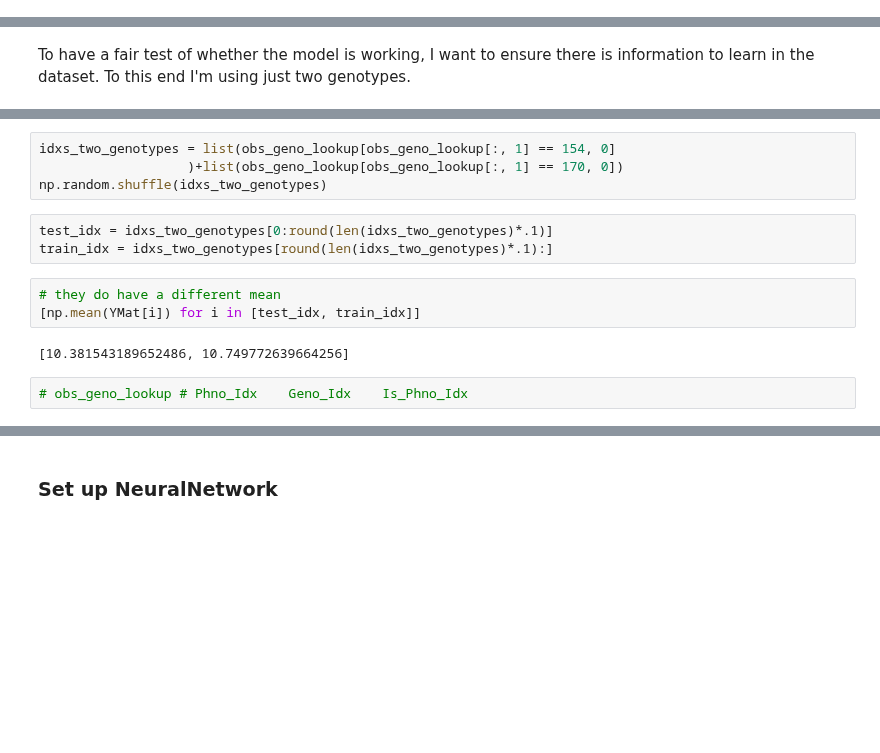
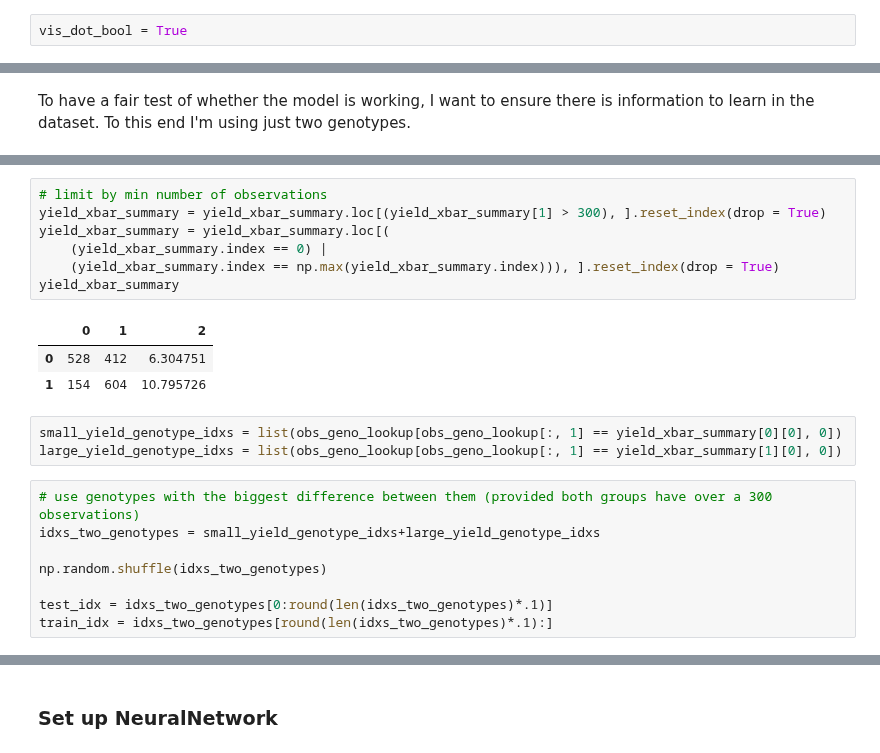
Before and after one commit to DanielKick-USDA/EnvDL, a Jupyter notebook: nbs/01.25_g2fc_demo_G_ACGT_graph.ipynb, the cells around one changed output, grey strips where cells are left out. Saved outputs shown, nothing was run; the diff lists cells and outputs as text; blank space fills up the shorter version.

```diff
--- a/nbs/01.25_g2fc_demo_G_ACGT_graph.ipynb
+++ b/nbs/01.25_g2fc_demo_G_ACGT_graph.ipynb
@@ -404,0 +409,2 @@ torchviz.make_dot(yhat.mean(), params=dict(model.named_parameters()))
+# %%
+vis_dot_bool = True
@@ -751,14 +1372,22 @@ pd.DataFrame(zip(
+# %%
+# limit by min number of observations
+yield_xbar_summary = yield_xbar_summary.loc[(yield_xbar_summary[1] > 300), ].reset_index(drop = True)
+yield_xbar_summary = yield_xbar_summary.loc[(
+    (yield_xbar_summary.index == 0) |
+    (yield_xbar_summary.index == np.max(yield_xbar_summary.index))), ].reset_index(drop = True)
+yield_xbar_summary
+# %% [output]
+|  | 0 | 1 | 2 |
+| 0 | 528 | 412 | 6.304751 |
+| 1 | 154 | 604 | 10.795726 |
+# %%
+small_yield_genotype_idxs = list(obs_geno_lookup[obs_geno_lookup[:, 1] == yield_xbar_summary[0][0], 0])
+large_yield_genotype_idxs = list(obs_geno_lookup[obs_geno_lookup[:, 1] == yield_xbar_summary[1][0], 0])
 # %%
-idxs_two_genotypes = list(obs_geno_lookup[obs_geno_lookup[:, 1] == 154, 0]
-                   )+list(obs_geno_lookup[obs_geno_lookup[:, 1] == 170, 0])
+# use genotypes with the biggest difference between them (provided both groups have over a 300 observations)
+idxs_two_genotypes = small_yield_genotype_idxs+large_yield_genotype_idxs
+
 np.random.shuffle(idxs_two_genotypes)
+
+test_idx = idxs_two_genotypes[0:round(len(idxs_two_genotypes)*.1)]
+train_idx = idxs_two_genotypes[round(len(idxs_two_genotypes)*.1):]
-# %%
-test_idx = idxs_two_genotypes[0:round(len(idxs_two_genotypes)*.1)]
-train_idx = idxs_two_genotypes[round(len(idxs_two_genotypes)*.1):]
-# %%
-# they do have a different mean
-[np.mean(YMat[i]) for i in [test_idx, train_idx]]
-# %% [output]
-[10.381543189652486, 10.749772639664256]
-# %%
-# obs_geno_lookup # Phno_Idx	Geno_Idx	Is_Phno_Idx
```
Also changed, not shown: parts of 102 cells of this notebook, 1 other file.
